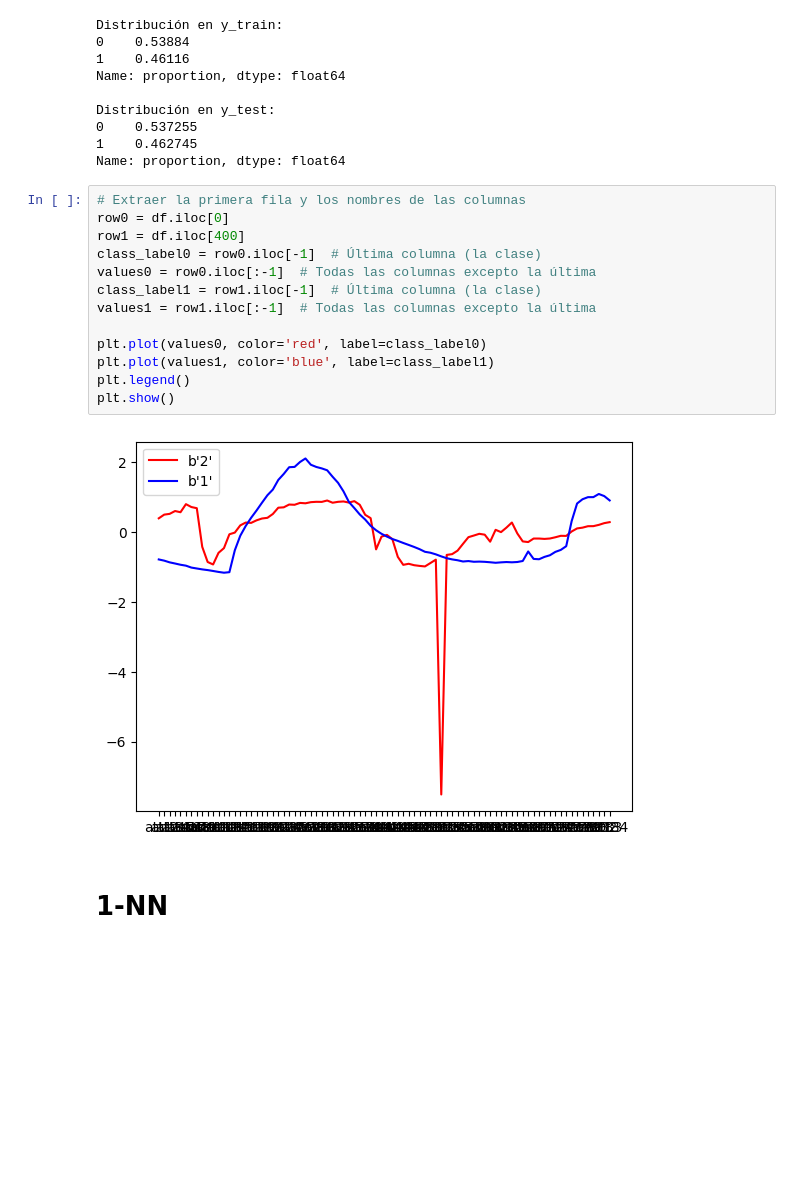
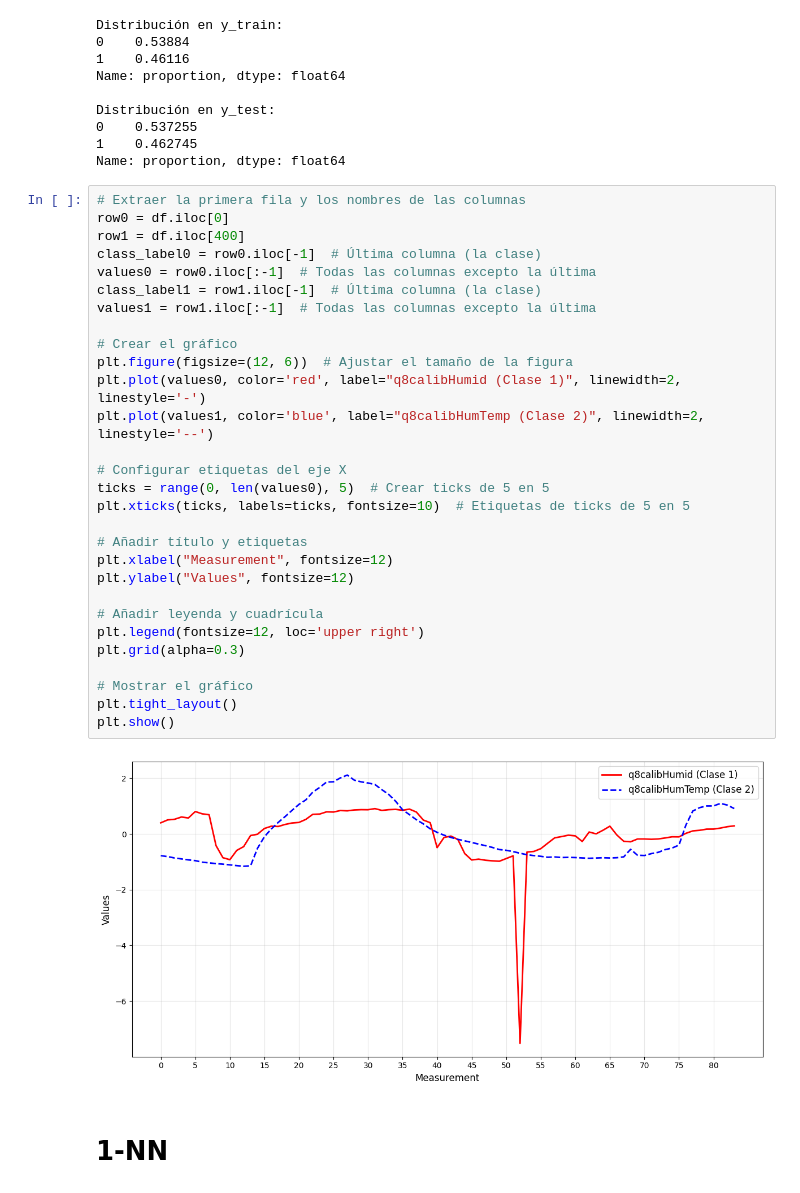
Before and after one commit to alanglk/KISA_ITSDA, a Jupyter notebook: TSC/Entrega2.ipynb, the cells around one changed output. Saved outputs shown, nothing was run; the diff lists cells and outputs as text; blank space fills up the shorter version.

```diff
--- a/TSC/Entrega2.ipynb
+++ b/TSC/Entrega2.ipynb
@@ -92,18 +92,34 @@ Name: proportion, dtype: float64
 # %%
 # Extraer la primera fila y los nombres de las columnas
 row0 = df.iloc[0]
 row1 = df.iloc[400]
 class_label0 = row0.iloc[-1]  # Última columna (la clase)
 values0 = row0.iloc[:-1]  # Todas las columnas excepto la última
 class_label1 = row1.iloc[-1]  # Última columna (la clase)
 values1 = row1.iloc[:-1]  # Todas las columnas excepto la última
 
-plt.plot(values0, color='red', label=class_label0)
-plt.plot(values1, color='blue', label=class_label1)
-plt.legend()
+# Crear el gráfico
+plt.figure(figsize=(12, 6))  # Ajustar el tamaño de la figura
+plt.plot(values0, color='red', label="q8calibHumid (Clase 1)", linewidth=2, linestyle='-')
+plt.plot(values1, color='blue', label="q8calibHumTemp (Clase 2)", linewidth=2, linestyle='--')
+
+# Configurar etiquetas del eje X
+ticks = range(0, len(values0), 5)  # Crear ticks de 5 en 5
+plt.xticks(ticks, labels=ticks, fontsize=10)  # Etiquetas de ticks de 5 en 5
+
+# Añadir título y etiquetas
+plt.xlabel("Measurement", fontsize=12)
+plt.ylabel("Values", fontsize=12)
+
+# Añadir leyenda y cuadrícula
+plt.legend(fontsize=12, loc='upper right')
+plt.grid(alpha=0.3)
+
+# Mostrar el gráfico
+plt.tight_layout()
 plt.show()
 # %% [output]
-[figure, old version]
+[figure, new version]
 # %% [markdown]
 # 1-NN
 # %%
```
Also changed, not shown: parts of 3 cells of this notebook.
